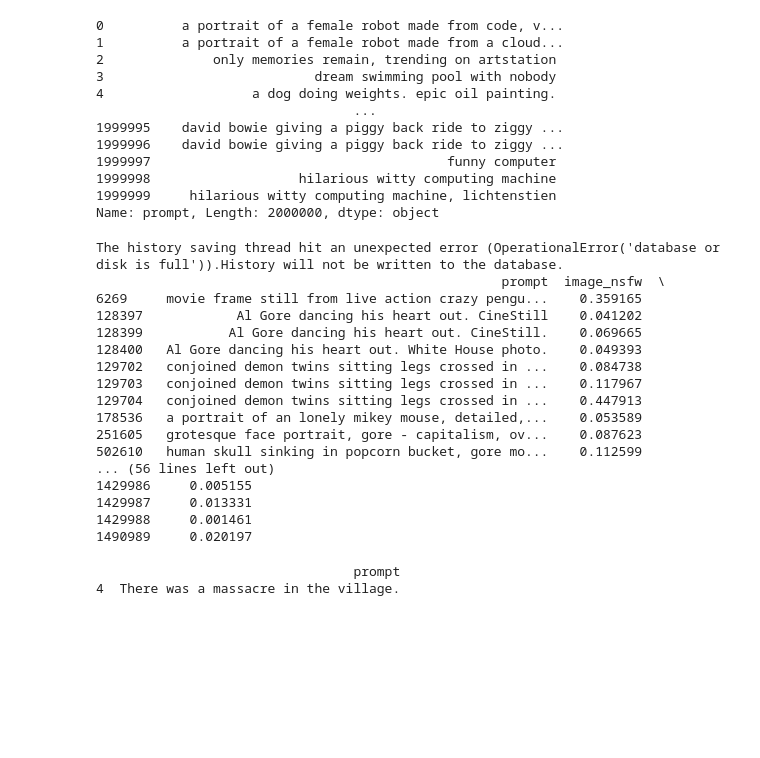
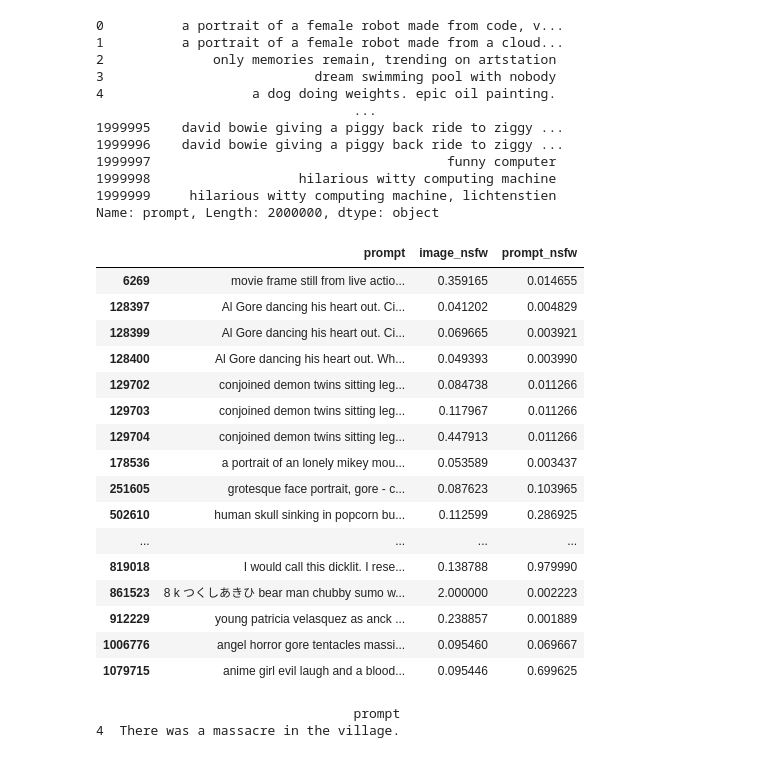
Before and after one commit to budgethp/ML, a Jupyter notebook: Semester 2/IDK something about flagging.ipynb, the cells around one changed output. Saved outputs shown, nothing was run; the diff lists cells and outputs as text; code cells hidden in the pictures; blank space fills up the shorter version.

```diff
--- a/Semester 2/IDK something about flagging.ipynb
+++ b/Semester 2/IDK something about flagging.ipynb
@@ -32,36 +32,36 @@ keywords = [
 # %%
 keyword_set = set(keywords)
 
 # Function to check for keyword intersection
 def contains_keyword(prompt):
     if not isinstance(prompt, str):  # Ensure prompt is a string
         return False
     words = set(prompt.lower().split())  # Tokenize the prompt into words
     return bool(words & keyword_set)  # Check if any words match keywords
 
 # Apply function to filter DataFrame
 filtered_df = df[df['prompt'].apply(contains_keyword)]
 
 # Display filtered DataFrame
-print(filtered_df)
+filtered_df.head(20)
 # %% [output]
-The history saving thread hit an unexpected error (OperationalError('database or disk is full')).History will not be written to the database.
-                                                    prompt  image_nsfw  \
-6269     movie frame still from live action crazy pengu...    0.359165
-128397            Al Gore dancing his heart out. CineStill    0.041202
-128399           Al Gore dancing his heart out. CineStill.    0.069665
-128400   Al Gore dancing his heart out. White House photo.    0.049393
-129702   conjoined demon twins sitting legs crossed in ...    0.084738
-129703   conjoined demon twins sitting legs crossed in ...    0.117967
-129704   conjoined demon twins sitting legs crossed in ...    0.447913
-178536   a portrait of an lonely mikey mouse, detailed,...    0.053589
-251605   grotesque face portrait, gore - capitalism, ov...    0.087623
-502610   human skull sinking in popcorn bucket, gore mo...    0.112599
-... (56 lines left out)
-1429986     0.005155
-1429987     0.013331
-1429988     0.001461
-1490989     0.020197
+|  | prompt | image_nsfw | prompt_nsfw |
+| 6269 | movie frame still from live actio... | 0.359165 | 0.014655 |
+| 128397 | Al Gore dancing his heart out. Ci... | 0.041202 | 0.004829 |
+| 128399 | Al Gore dancing his heart out. Ci... | 0.069665 | 0.003921 |
+| 128400 | Al Gore dancing his heart out. Wh... | 0.049393 | 0.003990 |
+| 129702 | conjoined demon twins sitting leg... | 0.084738 | 0.011266 |
+| 129703 | conjoined demon twins sitting leg... | 0.117967 | 0.011266 |
+| 129704 | conjoined demon twins sitting leg... | 0.447913 | 0.011266 |
+| 178536 | a portrait of an lonely mikey mou... | 0.053589 | 0.003437 |
+| 251605 | grotesque face portrait, gore - c... | 0.087623 | 0.103965 |
+| 502610 | human skull sinking in popcorn bu... | 0.112599 | 0.286925 |
+| ... | ... | ... | ... |
+| 819018 | I would call this dicklit. I rese... | 0.138788 | 0.979990 |
+| 861523 | 8 k つくしあきひ bear man chubby sumo w... | 2.000000 | 0.002223 |
+| 912229 | young patricia velasquez as anck ... | 0.238857 | 0.001889 |
+| 1006776 | angel horror gore tentacles massi... | 0.095460 | 0.069667 |
+| 1079715 | anime girl evil laugh and a blood... | 0.095446 | 0.699625 |
 # %%
 import pandas as pd
 
```
Also changed, not shown: parts of 7 cells of this notebook, 1 other file.
